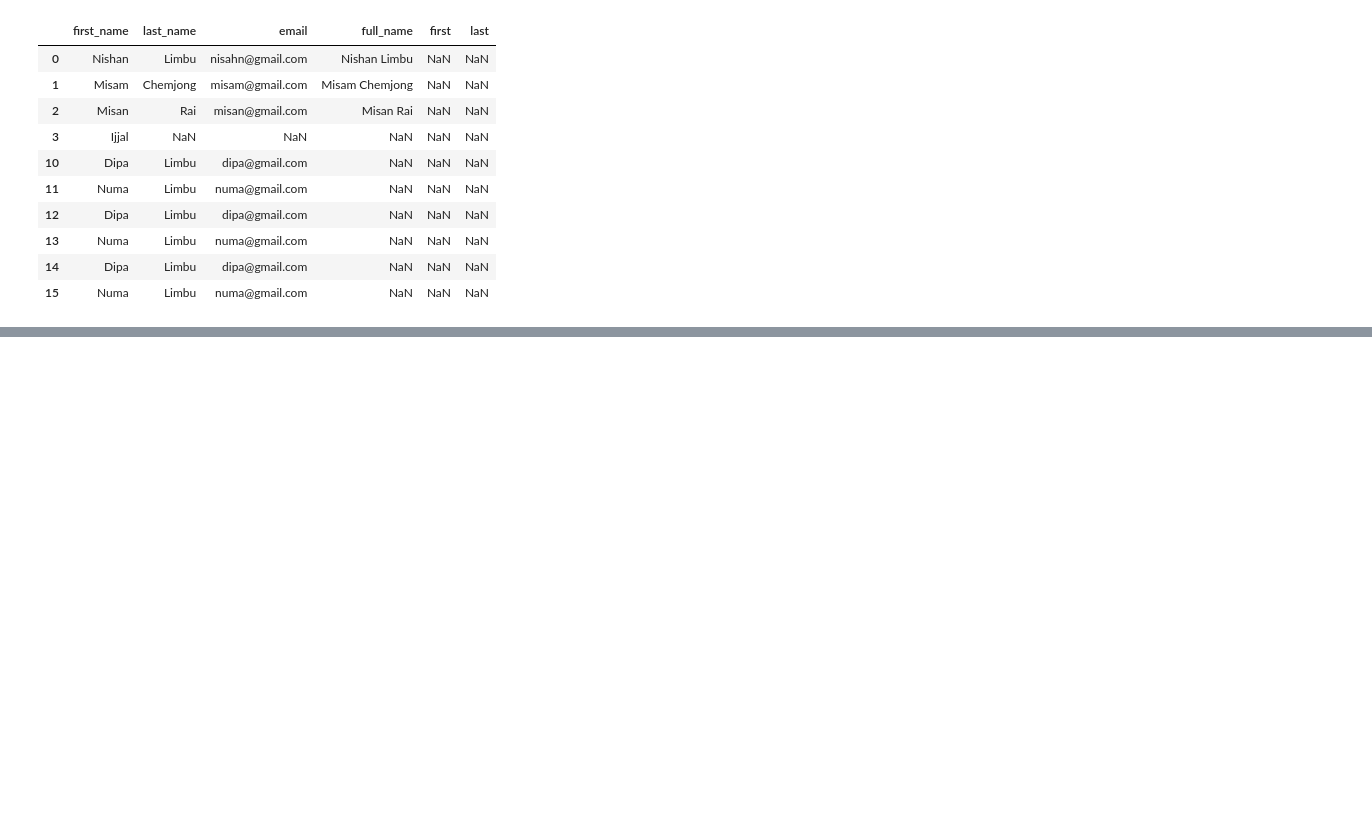
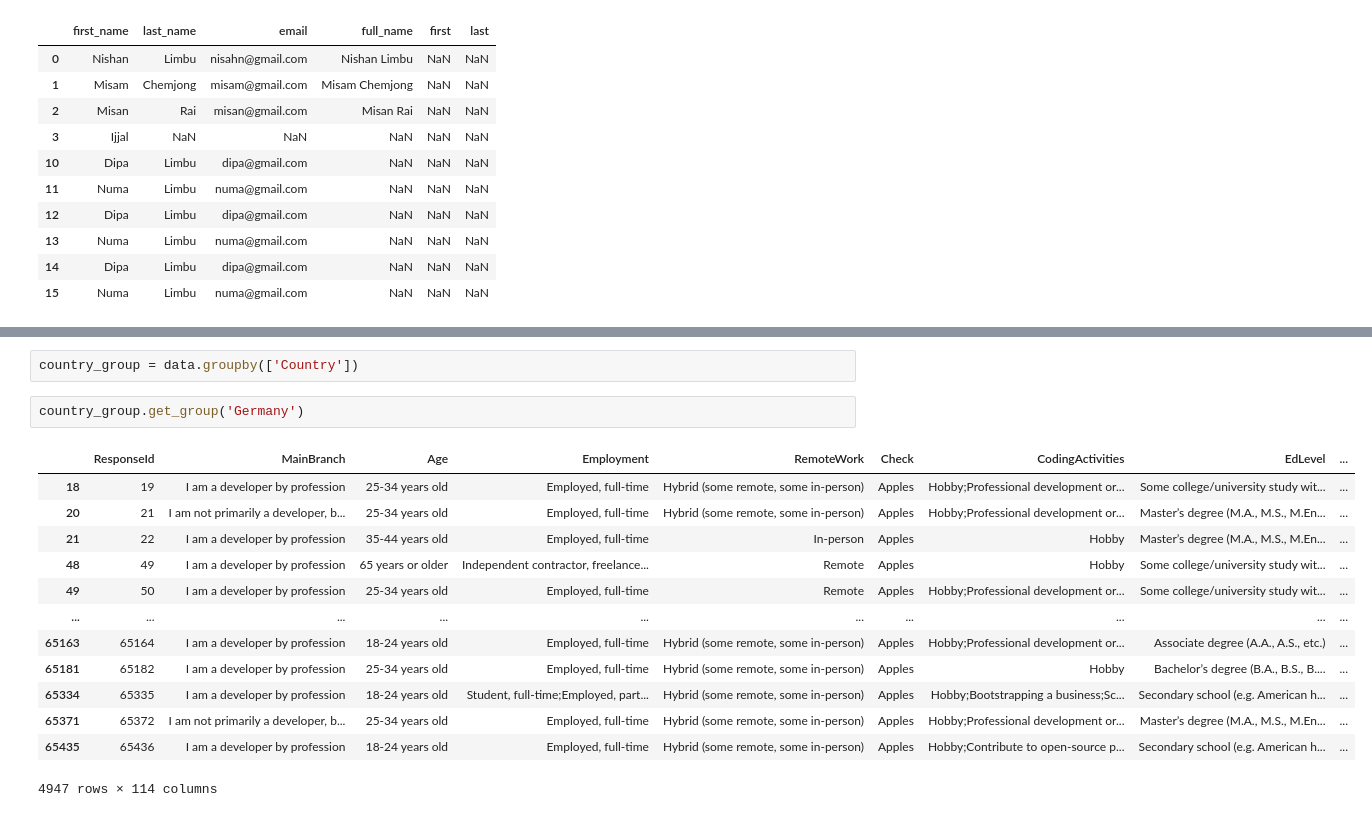
Before and after one commit to nishanlimbuchemjong/Pandas-for-AI-ML, a Jupyter notebook: Pandas_for_AI_&_ML.ipynb, the cells around one changed output, grey strips where cells are left out. Saved outputs shown, nothing was run; the diff lists cells and outputs as text; blank space fills up the shorter version.

Commit message:
Grouping and Aggregation

```diff
--- a/Pandas_for_AI_&_ML.ipynb
+++ b/Pandas_for_AI_&_ML.ipynb
@@ -974,0 +1057,18 @@ df.sort_index()
+# %%
+country_group = data.groupby(['Country'])
+# %%
+country_group.get_group('Germany')
+# %% [output]
+|  | ResponseId | MainBranch | Age | Employment | RemoteWork | Check | CodingActivities | EdLevel | ... |
+| 18 | 19 | I am a developer by profession | 25-34 years old | Employed, full-time | Hybrid (some remote, some in-person) | Apples | Hobby;Professional development or... | Some college/university study wit... | ... |
+| 20 | 21 | I am not primarily a developer, b... | 25-34 years old | Employed, full-time | Hybrid (some remote, some in-person) | Apples | Hobby;Professional development or... | Master’s degree (M.A., M.S., M.En... | ... |
+| 21 | 22 | I am a developer by profession | 35-44 years old | Employed, full-time | In-person | Apples | Hobby | Master’s degree (M.A., M.S., M.En... | ... |
+| 48 | 49 | I am a developer by profession | 65 years or older | Independent contractor, freelance... | Remote | Apples | Hobby | Some college/university study wit... | ... |
+| 49 | 50 | I am a developer by profession | 25-34 years old | Employed, full-time | Remote | Apples | Hobby;Professional development or... | Some college/university study wit... | ... |
+| ... | ... | ... | ... | ... | ... | ... | ... | ... | ... |
+| 65163 | 65164 | I am a developer by profession | 18-24 years old | Employed, full-time | Hybrid (some remote, some in-person) | Apples | Hobby;Professional development or... | Associate degree (A.A., A.S., etc.) | ... |
+| 65181 | 65182 | I am a developer by profession | 25-34 years old | Employed, full-time | Hybrid (some remote, some in-person) | Apples | Hobby | Bachelor’s degree (B.A., B.S., B.... | ... |
+| 65334 | 65335 | I am a developer by profession | 18-24 years old | Student, full-time;Employed, part... | Hybrid (some remote, some in-person) | Apples | Hobby;Bootstrapping a business;Sc... | Secondary school (e.g. American h... | ... |
+| 65371 | 65372 | I am not primarily a developer, b... | 25-34 years old | Employed, full-time | Hybrid (some remote, some in-person) | Apples | Hobby;Professional development or... | Master’s degree (M.A., M.S., M.En... | ... |
+| 65435 | 65436 | I am a developer by profession | 18-24 years old | Employed, full-time | Hybrid (some remote, some in-person) | Apples | Hobby;Contribute to open-source p... | Secondary school (e.g. American h... | ... |
+4947 rows × 114 columns
```
Also changed, not shown: parts of 12 cells of this notebook.
